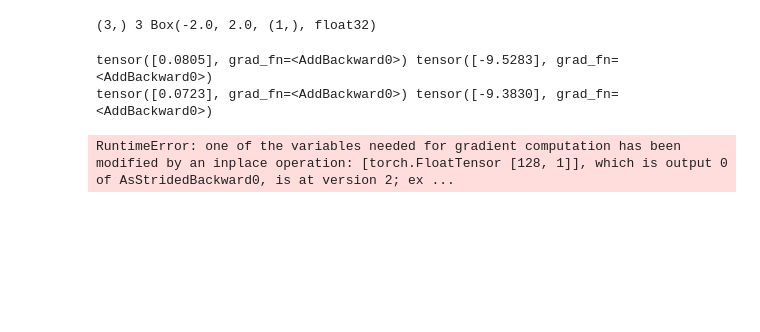
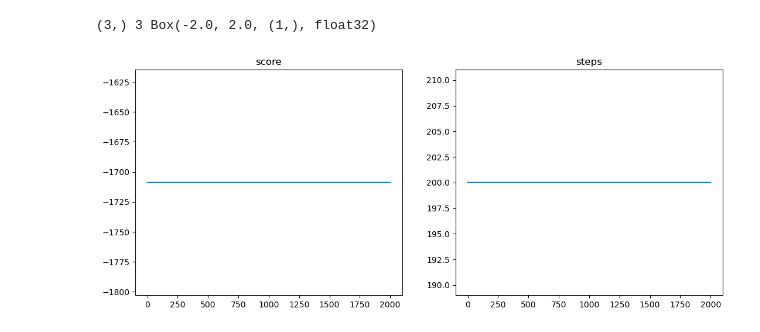
Before and after one commit to webbery/reinforce_learning, a Jupyter notebook: policy/05-DPG-Pendulum.ipynb, the cells around one changed output. Saved outputs shown, nothing was run; the diff lists cells and outputs as text; code cells hidden in the pictures; blank space fills up the shorter version.

```diff
--- a/policy/05-DPG-Pendulum.ipynb
+++ b/policy/05-DPG-Pendulum.ipynb
@@ -69,17 +69,17 @@ critic_optimizer = optim.Adam(critic.parameters(), lr=0.0001)
 def select_action(state):
     '''策略网络做出决策，给出一个动作'''
     action = actor(torch.FloatTensor(state).to(device))
-    return action
+    return action.cpu().data.numpy().flatten()
 
 def critic_value(state, action):
-    return critic(torch.FloatTensor(state).to(device), action.to(device))
+    return critic(torch.FloatTensor(state).to(device), torch.FloatTensor(action).to(device))
 # %%
 gamma = 0.98
 
 steps = []
-U_s = []
+scores = []
 view_losses = []
-max_epoch = 2000
+max_epoch = 1000
 for i in range(max_epoch):
     score = 0
     step = 0
@@ -89,14 +89,16 @@ for i in range(max_epoch):
     while True:
         '''让策略网络做预测'''
         action = select_action(state)
-        next_state, reward, terminated, truncated, _ = env.step(np.float32(action.detach().numpy()))
+        next_state, reward, terminated, truncated, _ = env.step(np.float32(action))
         done = terminated or truncated
 
         step += 1
+        score += reward
 
         trajectories.append([state, action, reward, next_state, done])
         if done or step > 200:
             steps.append(step)
+            scores.append(score)
             break
 
         state = next_state
@@ -114,7 +116,7 @@ for i in range(max_epoch):
         next_q_t = critic_value(next_state, next_action)
         '''计算价值网络的 TD 目标和 TD 误差'''
         y_t = reward + gamma * next_q_t * mask
-        print(q_t, y_t)
+#         print(q_t, y_t)
         critic_loss = F.smooth_l1_loss(q_t, y_t)
         '''更新价值网络'''
         critic_optimizer.zero_grad()
@@ -128,21 +130,19 @@ for i in range(max_epoch):
         actor_optimizer.zero_grad()
         actor_loss.backward()
         actor_optimizer.step()
-# %% [output]
-tensor([0.0805], grad_fn=<AddBackward0>) tensor([-9.5283], grad_fn=<AddBackward0>)
-tensor([0.0723], grad_fn=<AddBackward0>) tensor([-9.3830], grad_fn=<AddBackward0>)
-RuntimeError: one of the variables needed for gradient computation has been modified by an inplace operation: [torch.FloatTensor [128, 1]], which is output 0 of AsStridedBackward0, is at version 2; ex ...
 # %%
 # 观察曲线
 plt.figure(figsize=(20, 5))
-# plt.subplot(131)
+plt.subplot(131)
 # plt.title('frame %s. score: %s' % (frame_idx, np.mean(scores[-10:])))
-# plt.title('score')
-# plt.plot(scores)
+plt.title('score')
+plt.plot(scores)
 plt.subplot(132)
 plt.title('steps')
 plt.plot(steps)
 # plt.subplot(133)
 # plt.title('epsilons')
 # plt.plot(epsilons)
 plt.show()
+# %% [output]
+[figure, added]
```
Also changed, not shown: parts of 1 cell of this notebook.
